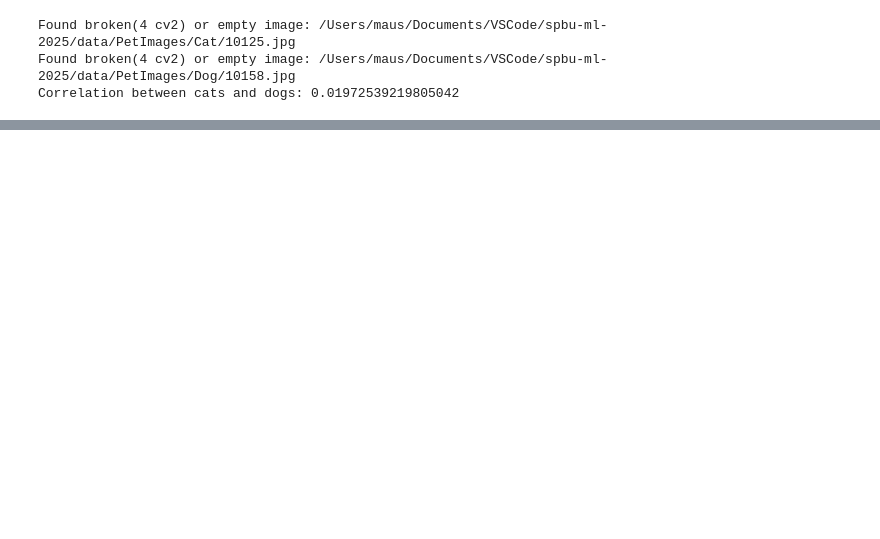
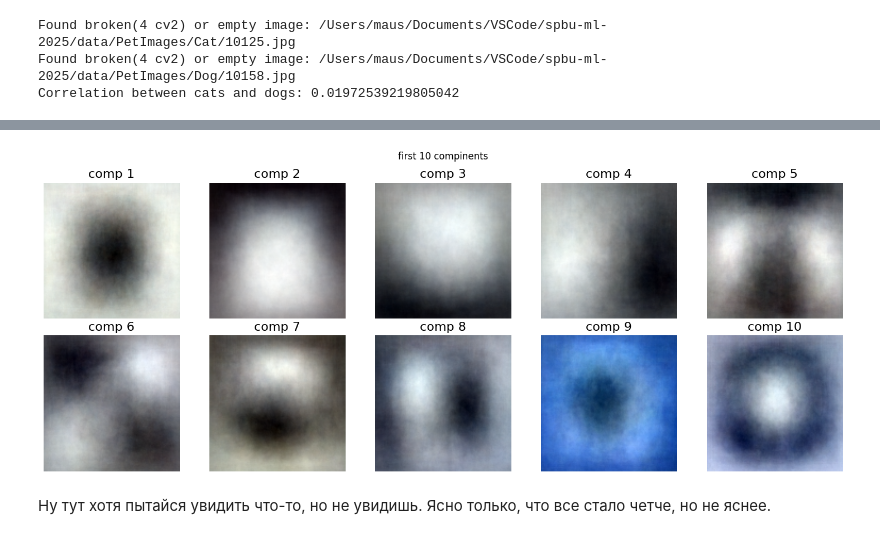
Before and after one commit to Mauzec/spbu_ml_2025, a Jupyter notebook: homeworks/ex2-dimentionality/diment.ipynb, the cells around one changed output, grey strips where cells are left out. Cells and saved outputs as stored; diff of their text form; code cells hidden in the pictures; blank space fills up the shorter version.

```diff
--- a/homeworks/ex2-dimentionality/diment.ipynb
+++ b/homeworks/ex2-dimentionality/diment.ipynb
@@ -402,0 +477,31 @@ df_pca = pd.DataFrame(X_train_pca, columns=[f'PC{i+1}' for i in range(X_train_pc
+# %%
+n_comp = 75
+pca_best = PCA(n_components=n_comp, whiten=True)
+X_train_pca_best = pca_best.fit_transform(X_train_scaled)
+
+n = min(10, pca_best.components_.shape[0])
+
+plt.figure(figsize=(15, 6))
+for i in range(n):
+    comp = pca_best.components_[i]
+    chans = comp.shape[0] // (resize ** 2)
+    comp_img = comp.reshape((resize, resize, chans))
+
+    comp_min, comp_max = comp_img.min(), comp_img.max()
+
+    comp_img_norm = (comp_img - comp_min) / (comp_max - comp_min + 1e-8)
+
+    plt.subplot(2, 5, i + 1)
+    plt.imshow(comp_img_norm)
+    plt.axis('off')
+    plt.title(f'comp {i + 1}', fontsize=16)
+    plt.axis('off')
+
+plt.suptitle("first 10 compinents")
+plt.tight_layout()
+plt.show()
+# %% [output]
+[figure, added]
+# %% [markdown]
+Ну тут хотя пытайся увидить что-то, но не увидишь.
+Ясно только, что все стало четче, но не яснее.
```
Also changed, not shown: parts of 6 cells of this notebook.
